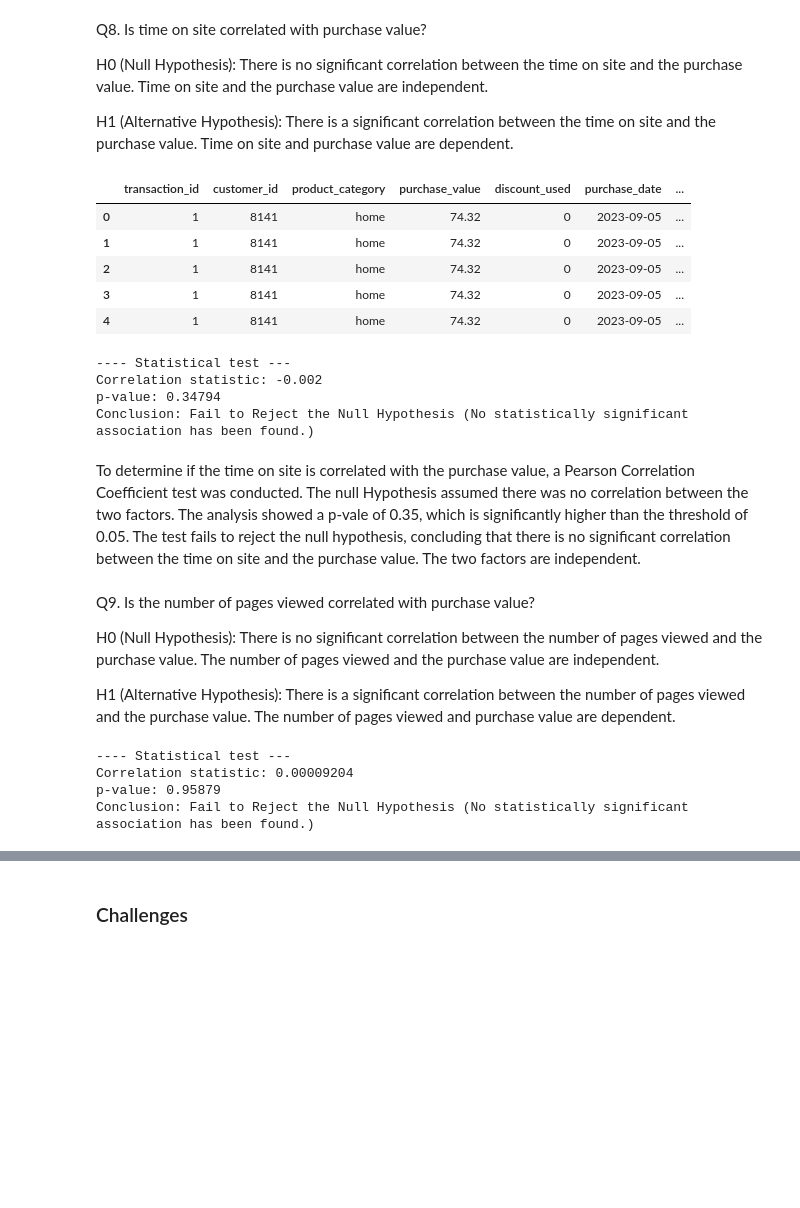
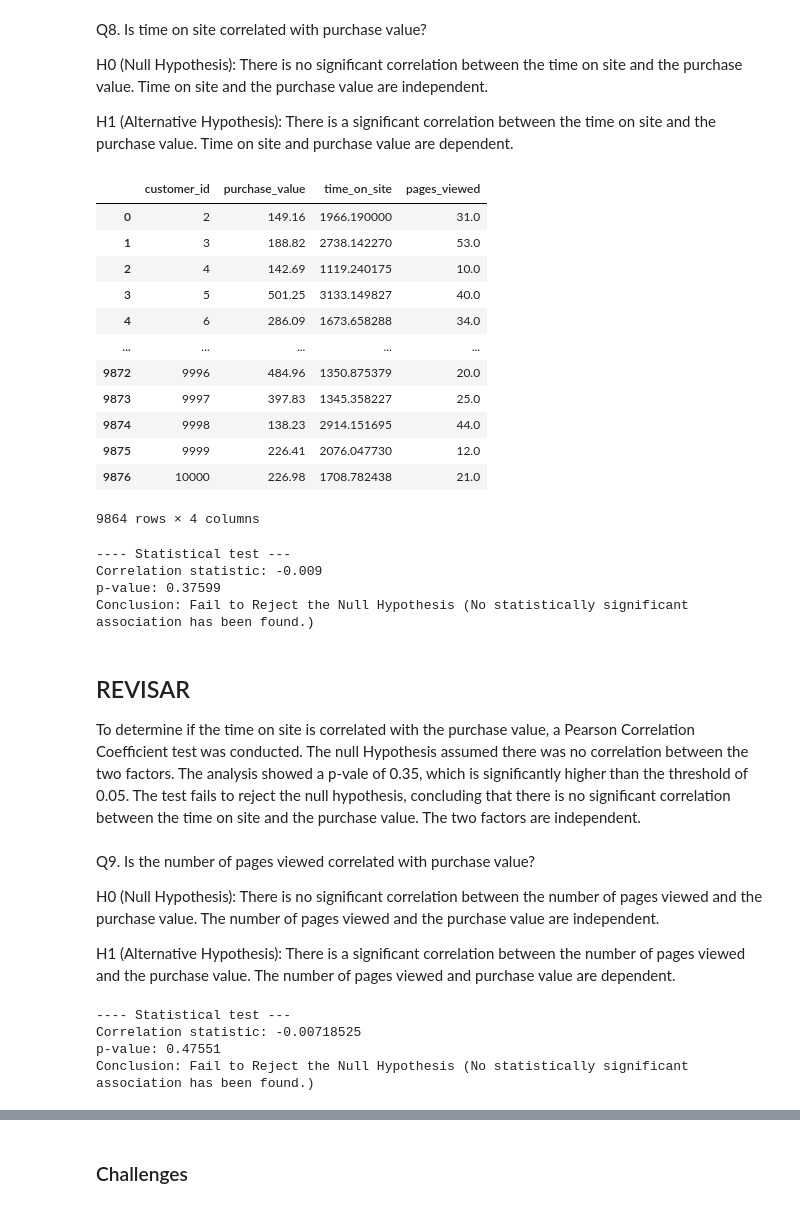
Before and after one commit to ledagale27/Mayerfeld_Hw2, a Jupyter notebook: hw_2_project (1).ipynb, the cells around one changed output, grey strips where cells are left out. Saved outputs shown, nothing was run; the diff lists cells and outputs as text; code cells hidden in the pictures; blank space fills up the shorter version.

```diff
--- a/hw_2_project (1).ipynb
+++ b/hw_2_project (1).ipynb
@@ -415,13 +415,7 @@ Q8. Is time on site correlated with purchase value?
 H0 (Null Hypothesis): There is no significant correlation between the time on site and the purchase value. Time on site and the purchase value are independent.
 
 H1 (Alternative Hypothesis): There is a significant correlation between the time on site and the purchase value. Time on site and purchase value are dependent.
-# %%
-df_merged = pd.merge(transactions, sessions, on = "customer_id", how = "left")
-df_merged.head()
-# %% [output]
-|  | transaction_id | customer_id | product_category | purchase_value | discount_used | purchase_date | ... |
-| 0 | 1 | 8141 | home | 74.32 | 0 | 2023-09-05 | ... |
-| 1 | 1 | 8141 | home | 74.32 | 0 | 2023-09-05 | ... |
-| 2 | 1 | 8141 | home | 74.32 | 0 | 2023-09-05 | ... |
-| 3 | 1 | 8141 | home | 74.32 | 0 | 2023-09-05 | ... |
-| 4 | 1 | 8141 | home | 74.32 | 0 | 2023-09-05 | ... |
+# %%
+df_sessions = sessions.groupby("customer_id")[['time_on_site','pages_viewed']].sum().reset_index()
+# %%
+df_CustomerPurchase = transactions.groupby("customer_id")["purchase_value"].sum().reset_index()
@@ -428,9 +426,23 @@ df_merged.head()
+# %%
+df_merged
+# %% [output]
+|  | customer_id | purchase_value | time_on_site | pages_viewed |
+| 0 | 2 | 149.16 | 1966.190000 | 31.0 |
+| 1 | 3 | 188.82 | 2738.142270 | 53.0 |
+| 2 | 4 | 142.69 | 1119.240175 | 10.0 |
+| 3 | 5 | 501.25 | 3133.149827 | 40.0 |
+| 4 | 6 | 286.09 | 1673.658288 | 34.0 |
+| ... | ... | ... | ... | ... |
+| 9872 | 9996 | 484.96 | 1350.875379 | 20.0 |
+| 9873 | 9997 | 397.83 | 1345.358227 | 25.0 |
+| 9874 | 9998 | 138.23 | 2914.151695 | 44.0 |
+| 9875 | 9999 | 226.41 | 2076.047730 | 12.0 |
+| 9876 | 10000 | 226.98 | 1708.782438 | 21.0 |
+9864 rows × 4 columns
 # %%
 # Preparing the dataset
-df_merged = pd.merge(transactions, sessions, on = "customer_id", how = "left")
-df_merged = df_merged.dropna(subset = ["purchase_value","time_on_site"])
 
-# Statistical test (Pearon Correlation Coefficient -test)
+# Statistical test (Pearson Correlation Coefficient -test)
 corr = df_merged[["purchase_value","time_on_site"]].corr()
 corr, p_value = pearsonr(df_merged["purchase_value"], df_merged["time_on_site"])
 
@@ -446,10 +458,12 @@ else:
     print("Conclusion: Fail to Reject the Null Hypothesis (No statistically significant association has been found.)")
 # %% [output]
 ---- Statistical test ---
-Correlation statistic: -0.002
-p-value: 0.34794
+Correlation statistic: -0.009
+p-value: 0.37599
 Conclusion: Fail to Reject the Null Hypothesis (No statistically significant association has been found.)
 # %% [markdown]
+## REVISAR
+
 To determine if the time on site is correlated with the purchase value, a Pearson Correlation Coefficient test was conducted. The null Hypothesis assumed there was no correlation between the two factors. The analysis showed a p-vale of 0.35, which is significantly higher than the threshold of 0.05. The test fails to reject the null hypothesis, concluding that there is no significant correlation between the time on site and the purchase value. The two factors are independent.
 # %% [markdown]
 Q9. Is the number of pages viewed correlated with purchase value?
@@ -460,9 +474,9 @@ H1 (Alternative Hypothesis): There is a significant correlation between the numb
 # %%
 # Preparing the dataset
 #df_merged = pd.merge(transactions, sessions, on = "customer_id", how = "left")
-df_merged = df_merged.dropna(subset = ["purchase_value","pages_viewed"])
+# df_merged = df_merged.dropna(subset = ["purchase_value","pages_viewed"])
 
-# Statistical test (Pearon Correlation Coefficient -test)
+# Statistical test (Pearson Correlation Coefficient -test)
 corr = df_merged[["purchase_value","pages_viewed"]].corr()
 corr, p_value = pearsonr(df_merged["purchase_value"], df_merged["pages_viewed"])
 
@@ -478,7 +492,7 @@ else:
     print("Conclusion: Fail to Reject the Null Hypothesis (No statistically significant association has been found.)")
 # %% [output]
 ---- Statistical test ---
-Correlation statistic: 0.00009204
-p-value: 0.95879
+Correlation statistic: -0.00718525
+p-value: 0.47551
 Conclusion: Fail to Reject the Null Hypothesis (No statistically significant association has been found.)
 # %% [markdown]
```
Also changed, not shown: parts of 9 cells of this notebook.
